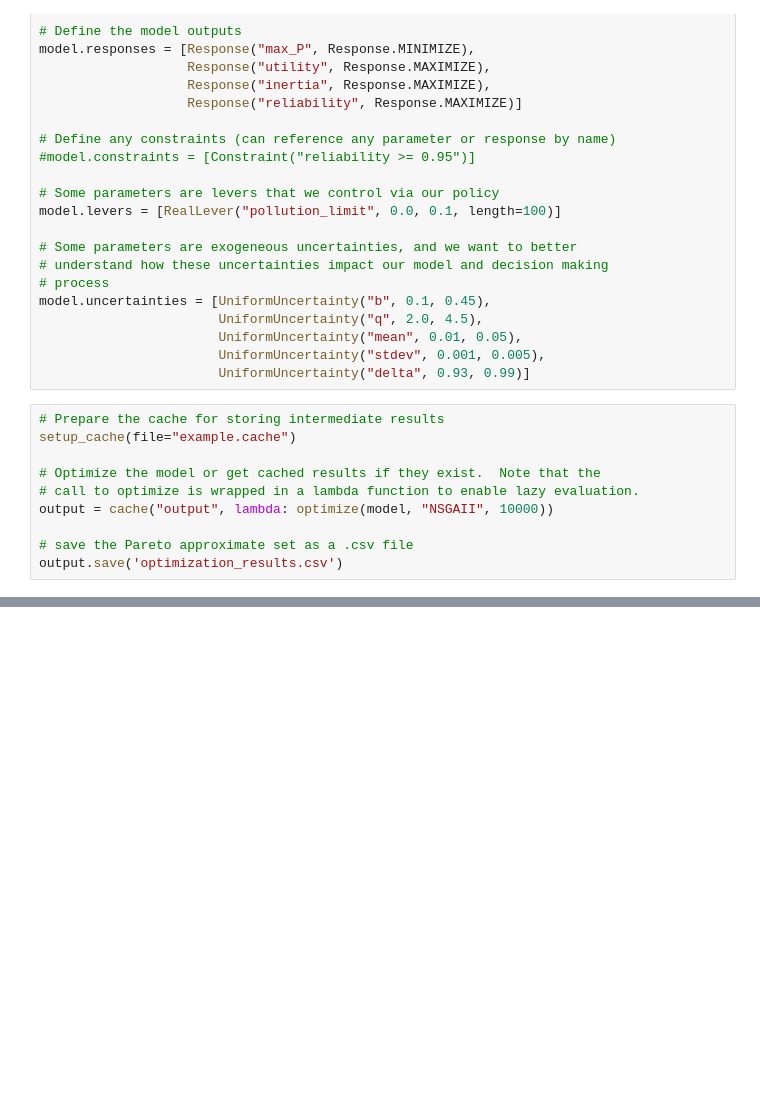
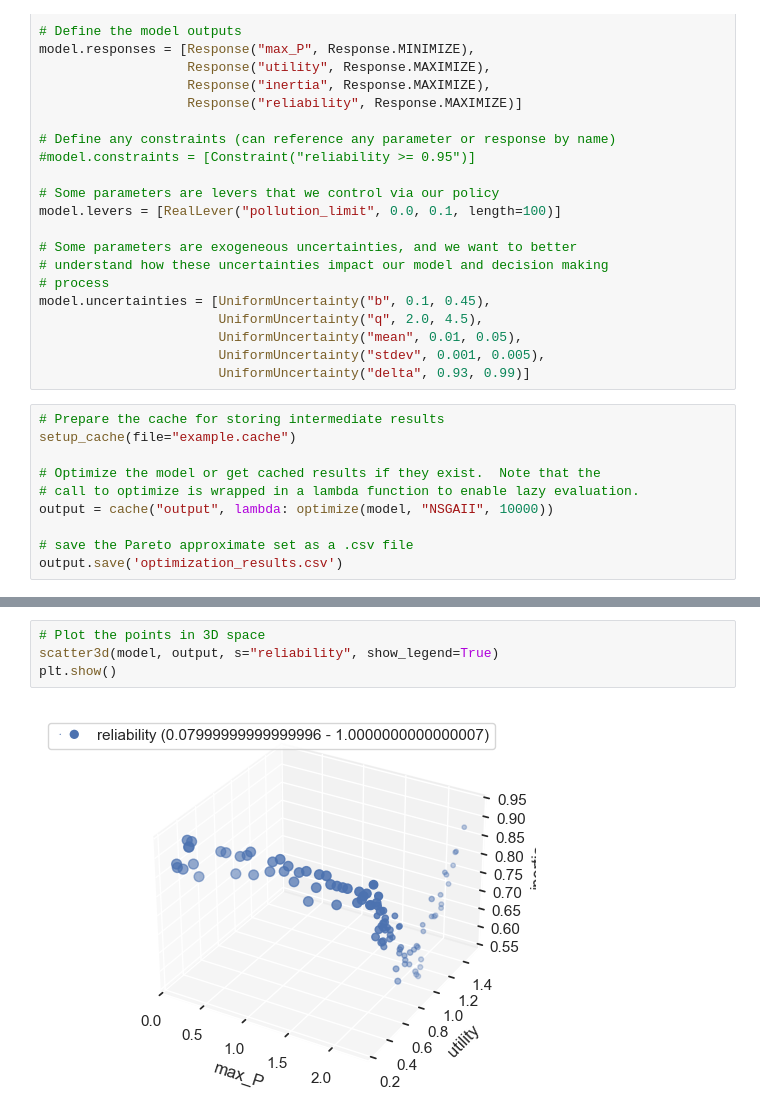
Before and after one commit to KnownElephant/RDM-SDM, a Jupyter notebook: lake_problem.ipynb, the cells around one changed output, grey strips where cells are left out. Drawn from its saved outputs; the diff is of its cells as text; blank space fills up the shorter version.

```diff
--- a/lake_problem.ipynb
+++ b/lake_problem.ipynb
@@ -85,0 +102,6 @@ output.save('optimization_results.csv')
+# %%
+# Plot the points in 3D space
+scatter3d(model, output, s="reliability", show_legend=True)
+plt.show()
+# %% [output]
+[figure, added]
```
Also changed, not shown: parts of 15 cells of this notebook, 1 other file.
